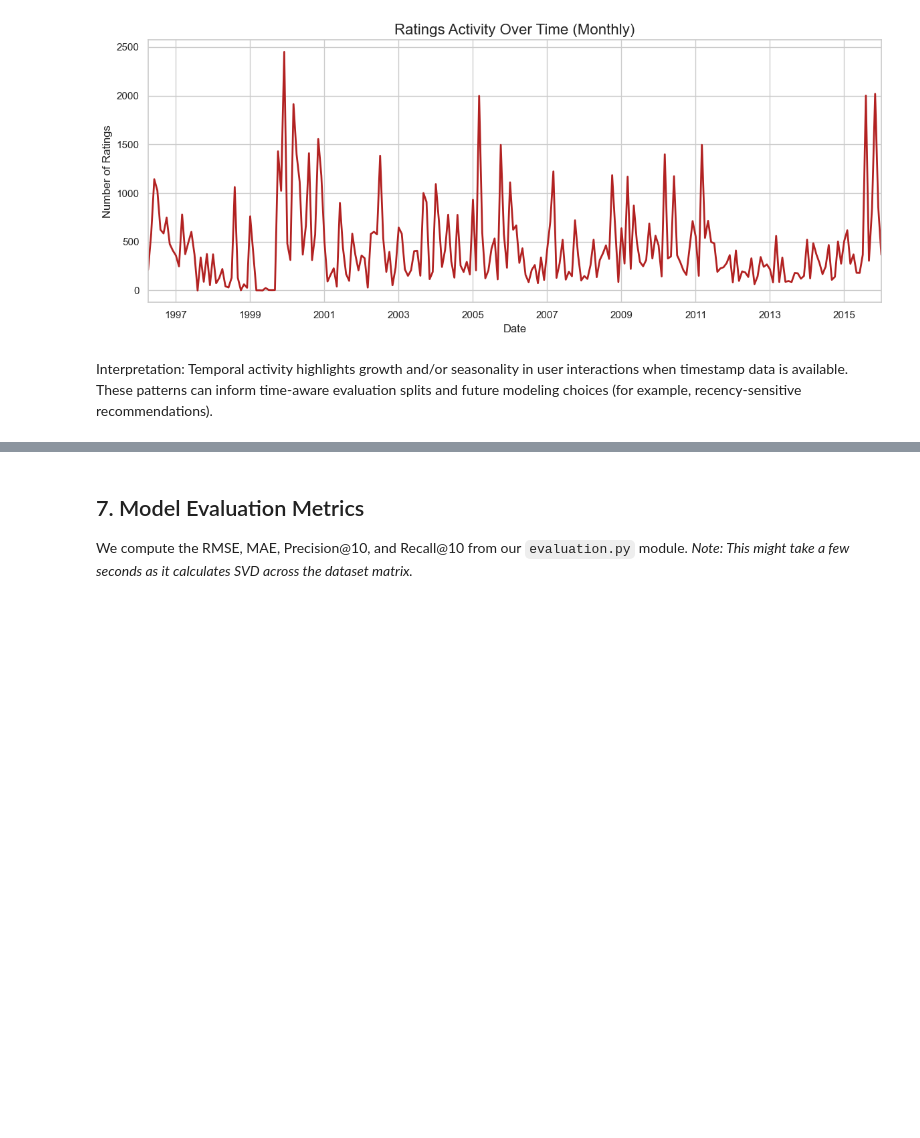
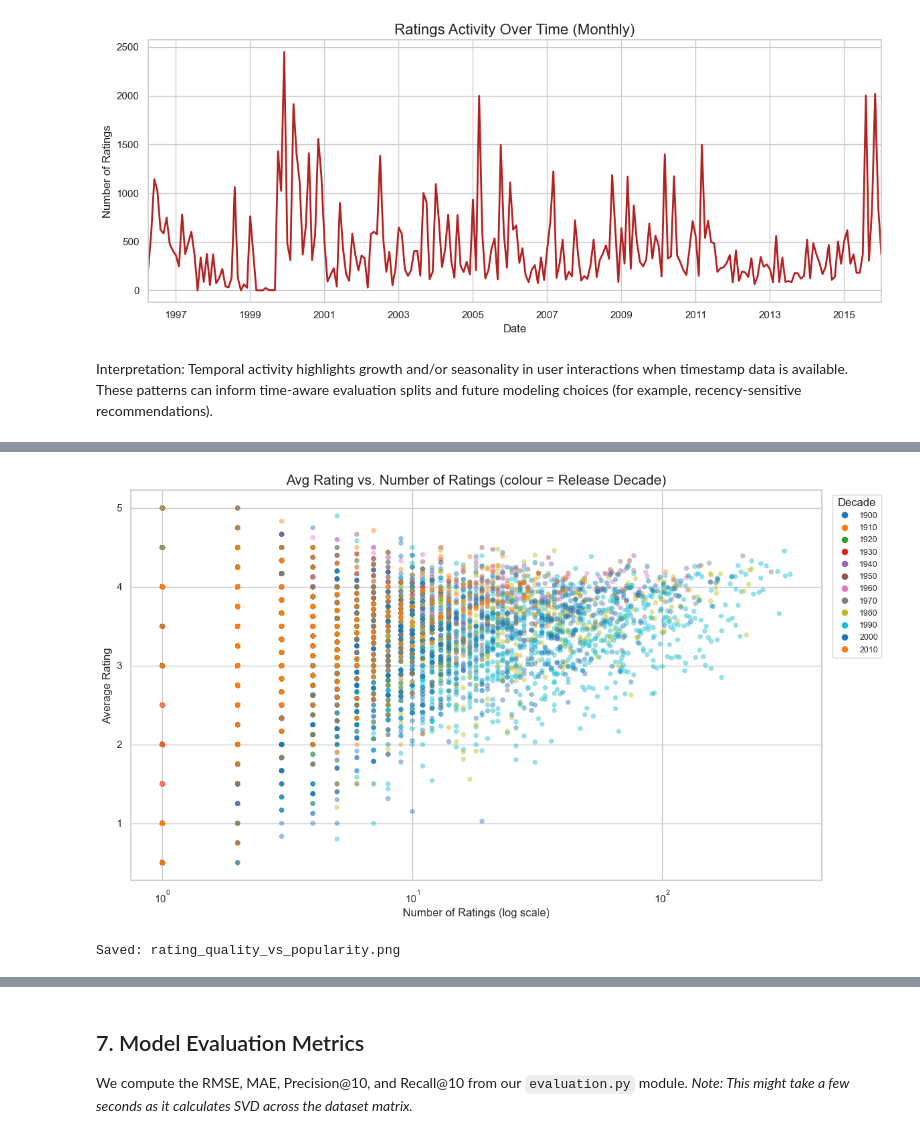
Before and after one commit to Prostorm19/movie-app, a Jupyter notebook: backend/results_analysis.ipynb, the cells around one changed output, grey strips where cells are left out. Saved outputs shown, nothing was run; the diff lists cells and outputs as text; code cells hidden in the pictures; blank space fills up the shorter version.

```diff
--- a/backend/results_analysis.ipynb
+++ b/backend/results_analysis.ipynb
@@ -285,0 +292,42 @@ Interpretation: Temporal activity highlights growth and/or seasonality in user i
+# %%
+# ── Multivariate Scatter: Avg Rating vs Rating Count, coloured by Decade ──
+import matplotlib.cm as cm
+import matplotlib.colors as mcolors
+
+scatter_df = movies_enriched.dropna(subset=['rating_count', 'avg_rating', 'decade']).copy()
+scatter_df['decade'] = scatter_df['decade'].astype(int)
+
+# Build a discrete colour palette keyed by decade
+decades_sorted = sorted(scatter_df['decade'].unique())
+palette = sns.color_palette('tab10', n_colors=len(decades_sorted))
+colour_map = {d: palette[i] for i, d in enumerate(decades_sorted)}
+colours = scatter_df['decade'].map(colour_map)
+
+fig, ax = plt.subplots(figsize=(12, 7))
+sc = ax.scatter(
+    scatter_df['rating_count'],
+    scatter_df['avg_rating'],
+    c=colours,
+    alpha=0.45,
+    s=30,
+    edgecolors='none',
+)
+ax.set_xscale('log')
+ax.set_title('Avg Rating vs. Number of Ratings (colour = Release Decade)', fontsize=15)
+ax.set_xlabel('Number of Ratings (log scale)', fontsize=12)
+ax.set_ylabel('Average Rating', fontsize=12)
+
+# Legend
+handles = [plt.Line2D([0], [0], marker='o', color='w',
+           markerfacecolor=colour_map[d], markersize=8, label=str(d))
+           for d in decades_sorted]
+ax.legend(handles=handles, title='Decade', bbox_to_anchor=(1.01, 1),
+          loc='upper left', fontsize=9)
+
+plt.tight_layout()
+plt.show()
+fig.savefig('rating_quality_vs_popularity.png', dpi=300, bbox_inches='tight')
+print('Saved: rating_quality_vs_popularity.png')
+# %% [output]
+[figure, added]
+Saved: rating_quality_vs_popularity.png
```
Also changed, not shown: parts of 6 cells of this notebook, 9 other files.
